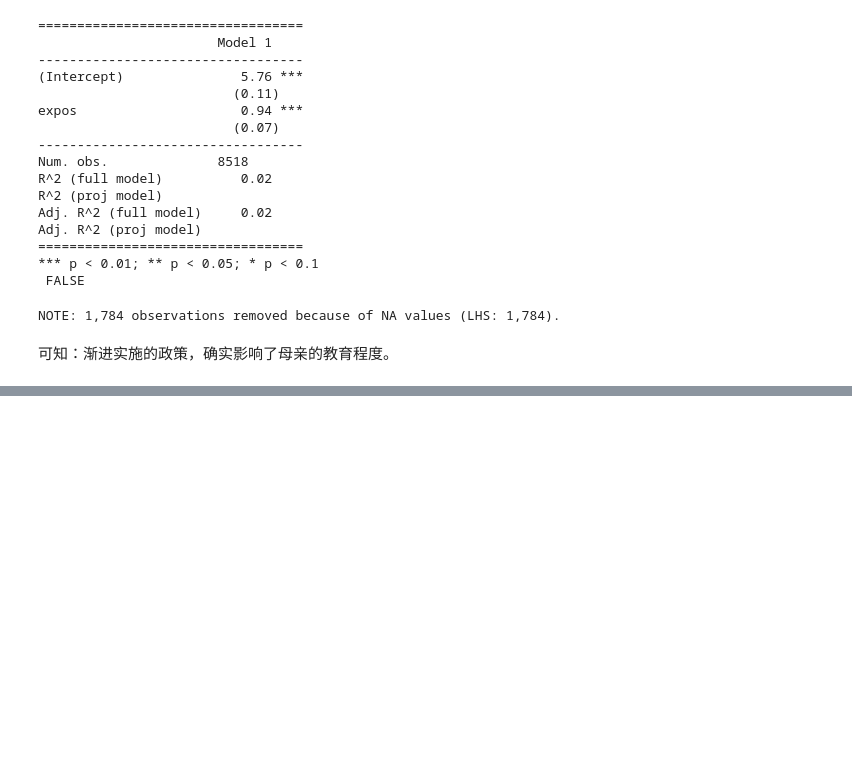
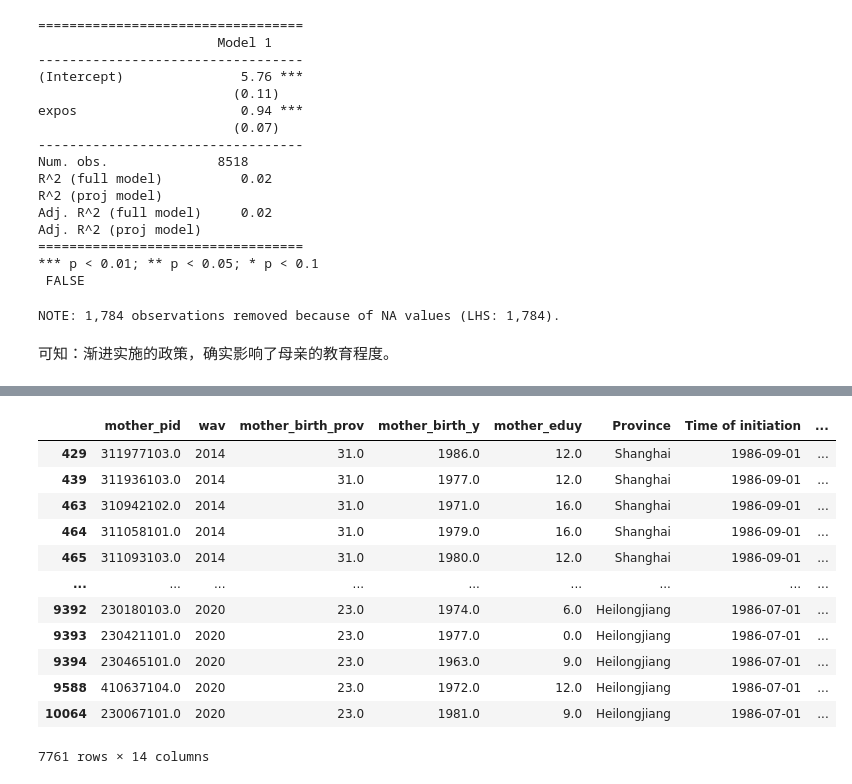
Before and after one commit to itsaquestion/Replication, a Jupyter notebook: cui2019/data3.ipynb, the cells around one changed output, grey strips where cells are left out. Saved outputs shown, nothing was run; the diff lists cells and outputs as text; code cells hidden in the pictures; blank space fills up the shorter version.

```diff
--- a/cui2019/data3.ipynb
+++ b/cui2019/data3.ipynb
@@ -353,0 +370,4 @@ NOTE: 1,784 observations removed because of NA values (LHS: 1,784).
+# %%
+x = expos_df.query('Province == "Henan"')
+x['cohort'] = x['mother_birth_y'] -  min(x['mother_birth_y']) + 1
+x.head()
@@ -353,0 +386,23 @@ NOTE: 1,784 observations removed because of NA values (LHS: 1,784).
+# %%
+result = []
+
+for i,x in expos_df.groupby('prov_cn'):
+    x['trend'] = x['mother_birth_y'] -  min(x['mother_birth_y']) + 1
+    result.append(x)
+
+expos_df = pd.concat(result)
+expos_df
+# %% [output]
+|  | mother_pid | wav | mother_birth_prov | mother_birth_y | mother_eduy | Province | Time of initiation | ... |
+| 429 | 311977103.0 | 2014 | 31.0 | 1986.0 | 12.0 | Shanghai | 1986-09-01 | ... |
+| 439 | 311936103.0 | 2014 | 31.0 | 1977.0 | 12.0 | Shanghai | 1986-09-01 | ... |
+| 463 | 310942102.0 | 2014 | 31.0 | 1971.0 | 16.0 | Shanghai | 1986-09-01 | ... |
+| 464 | 311058101.0 | 2014 | 31.0 | 1979.0 | 16.0 | Shanghai | 1986-09-01 | ... |
+| 465 | 311093103.0 | 2014 | 31.0 | 1980.0 | 12.0 | Shanghai | 1986-09-01 | ... |
+| ... | ... | ... | ... | ... | ... | ... | ... | ... |
+| 9392 | 230180103.0 | 2020 | 23.0 | 1974.0 | 6.0 | Heilongjiang | 1986-07-01 | ... |
+| 9393 | 230421101.0 | 2020 | 23.0 | 1977.0 | 0.0 | Heilongjiang | 1986-07-01 | ... |
+| 9394 | 230465101.0 | 2020 | 23.0 | 1963.0 | 9.0 | Heilongjiang | 1986-07-01 | ... |
+| 9588 | 410637104.0 | 2020 | 23.0 | 1972.0 | 12.0 | Heilongjiang | 1986-07-01 | ... |
+| 10064 | 230067101.0 | 2020 | 23.0 | 1981.0 | 9.0 | Heilongjiang | 1986-07-01 | ... |
+7761 rows × 14 columns
```
Also changed, not shown: parts of 13 cells of this notebook.
